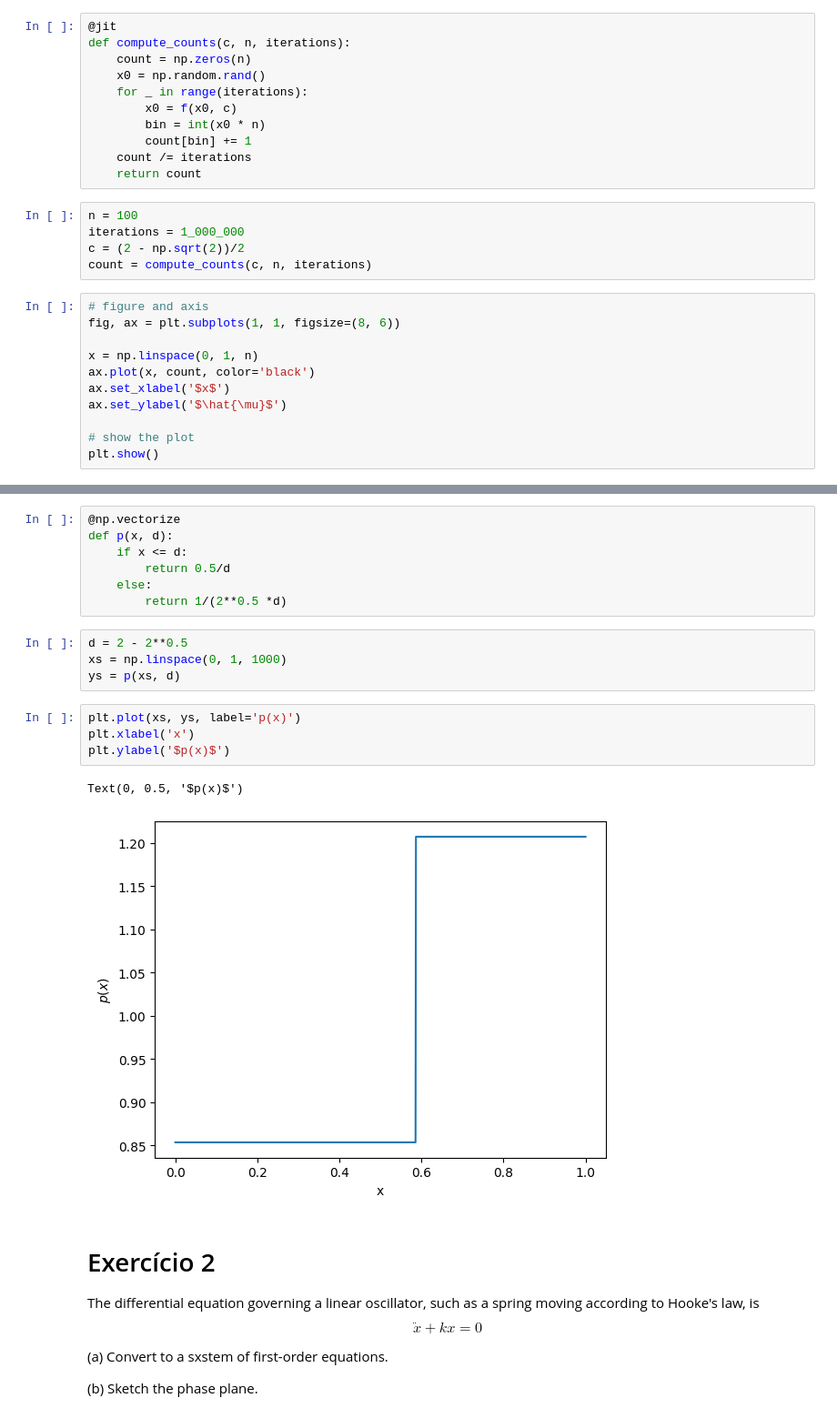
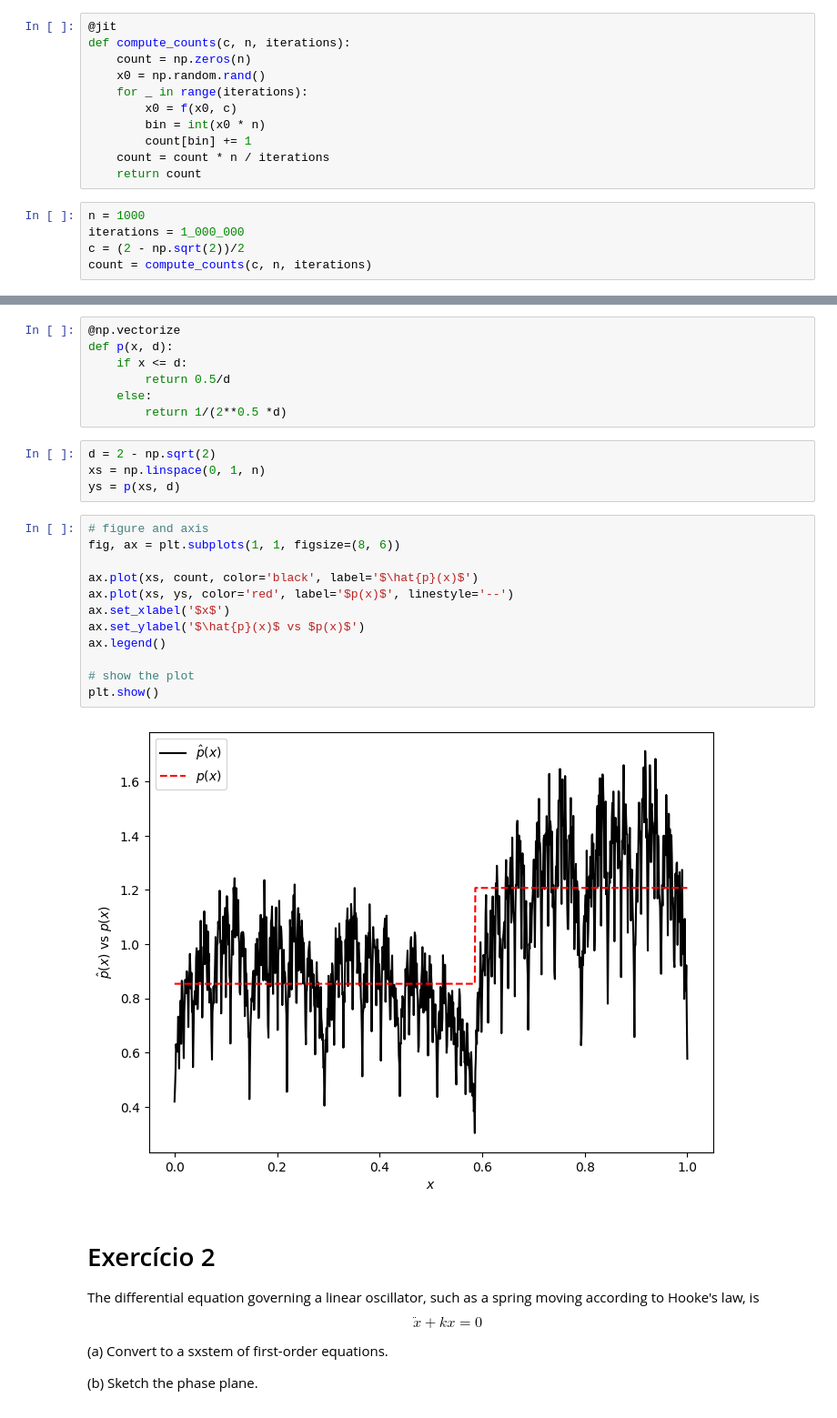
Before and after one commit to vini-fda/FM_223_Lista8, a Jupyter notebook: lista8.ipynb, the cells around one changed output, grey strips where cells are left out. Shown: that part at 91% size. Saved outputs shown, nothing was run; the diff lists cells and outputs as text.

Commit message:
improved plot for exc1

```diff
--- a/lista8.ipynb
+++ b/lista8.ipynb
@@ -34,21 +34,10 @@ def compute_counts(c, n, iterations):
         x0 = f(x0, c)
         bin = int(x0 * n)
         count[bin] += 1
-    count /= iterations
+    count = count * n / iterations
     return count
 # %%
-n = 100
+n = 1000
 iterations = 1_000_000
 c = (2 - np.sqrt(2))/2
 count = compute_counts(c, n, iterations)
-# %%
-# figure and axis
-fig, ax = plt.subplots(1, 1, figsize=(8, 6))
-
-x = np.linspace(0, 1, n)
-ax.plot(x, count, color='black')
-ax.set_xlabel('$x$')
-ax.set_ylabel('$\hat{\mu}$')
-
-# show the plot
-plt.show()
@@ -62,16 +49,23 @@ def p(x, d):
     else:
         return 1/(2**0.5 *d)
 # %%
-d = 2 - 2**0.5
-xs = np.linspace(0, 1, 1000)
+d = 2 - np.sqrt(2)
+xs = np.linspace(0, 1, n)
 ys = p(xs, d)
-# %%
-plt.plot(xs, ys, label='p(x)')
-plt.xlabel('x')
-plt.ylabel('$p(x)$')
-# %% [output]
-Text(0, 0.5, '$p(x)$')
-[figure, removed]
+# %%
+# figure and axis
+fig, ax = plt.subplots(1, 1, figsize=(8, 6))
+
+ax.plot(xs, count, color='black', label='$\hat{p}(x)$')
+ax.plot(xs, ys, color='red', label='$p(x)$', linestyle='--')
+ax.set_xlabel('$x$')
+ax.set_ylabel('$\hat{p}(x)$ vs $p(x)$')
+ax.legend()
+
+# show the plot
+plt.show()
+# %% [output]
+[figure, added]
 # %% [markdown]
 # Exercício 2
 
```
Also changed, not shown: parts of 2 cells of this notebook.
